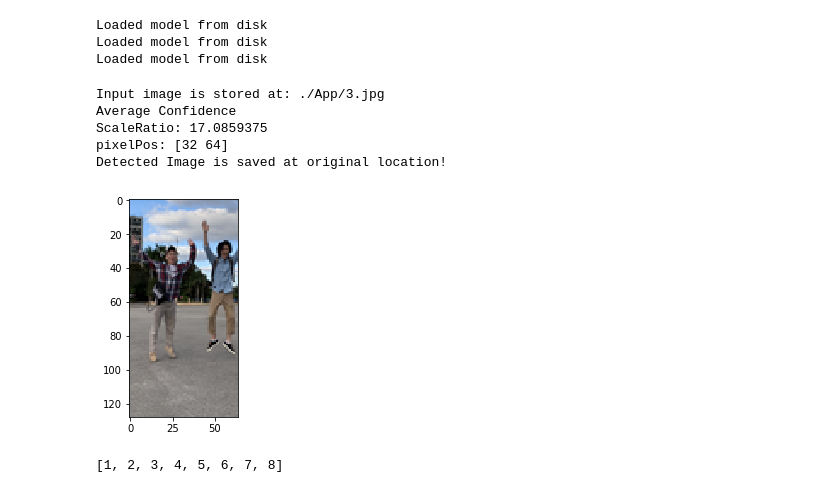
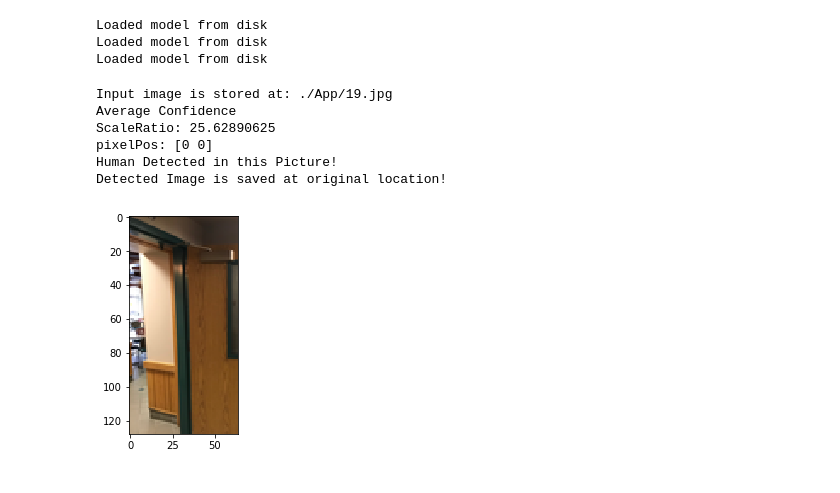
Before and after one commit to Ebonyknigh/DLHumanDetection, a Jupyter notebook: DetectorApplication.ipynb, the cells around one changed output. Drawn from its saved outputs; the diff is of its cells as text; code cells hidden in the pictures.

```diff
--- a/DetectorApplication.ipynb
+++ b/DetectorApplication.ipynb
@@ -68,7 +70,7 @@ def loadImage(imgFd):
 # %%
 def processImg(drc, imgName):
     """
-    Return a filePath and List that contains {imgArray, scaleRatio}
+    Return a filePath and List that contains {imgArray, positionArray, scaleRatio}
     """
     train_dir = drc
     inputFile=imgName
@@ -101,7 +103,13 @@ def processImg(drc, imgName):
 # %%
 def detectPic(lst, modelLST):
     """
-    Return the scale of image being detected, and top, left pexil position of rectangle
+    Input:
+    lst: {imgArray, positionArray, scaleRatio}
+    modelLST: list of models to use (3 models)
+    Return:
+    the scale of image being detected,
+    top, left pexil position of rectangle,
+    and a picture segment from original
     """
     for trio in lst:
         item=trio[0]
@@ -122,7 +130,7 @@ def detectPic(lst, modelLST):
         else:
             vote=(vote/2).astype(int)
             if(np.amax(vote)==1):
-                pos=np.argmax(ans)
+                pos=np.argmax(vote)
                 print("Average Confidence")
                 print("ScaleRatio:", scale)
                 print("pixelPos:", posInfo[pos])
@@ -131,6 +139,9 @@ def detectPic(lst, modelLST):
     return False
 # %%
 def outputImg(filePath,scale, top, left):
+    """
+    Draw box on original image ans output
+    """
     width=64
     height=128
     fileFd=Image.open(filePath,'r')
@@ -175,22 +186,20 @@ Loaded model from disk
 Loaded model from disk
 Loaded model from disk
 # %%
-im,imgList=processImg('./App', '3.jpg')
+im,imgList=processImg('./App', '19.jpg')
 quad=detectPic(imgList, modelList)
 if(type(quad)!=type(False)):
     #human detected
+    print ("Human Detected in this Picture!")
     img=outputImg(im,quad[0], quad[1],quad[2])
     plt.imshow(quad[3])
 else:
     print ("There is no Human in this Picture!")
 # %% [output]
-Input image is stored at: ./App/3.jpg
+Input image is stored at: ./App/19.jpg
 Average Confidence
-ScaleRatio: 17.0859375
-pixelPos: [32 64]
+ScaleRatio: 25.62890625
+pixelPos: [0 0]
+Human Detected in this Picture!
 Detected Image is saved at original location!
-[figure, old version]
+[figure, new version]
-# %%
-a
-# %% [output]
-[1, 2, 3, 4, 5, 6, 7, 8]
```
Also changed, not shown: parts of 1 cell of this notebook, 12 other files.
